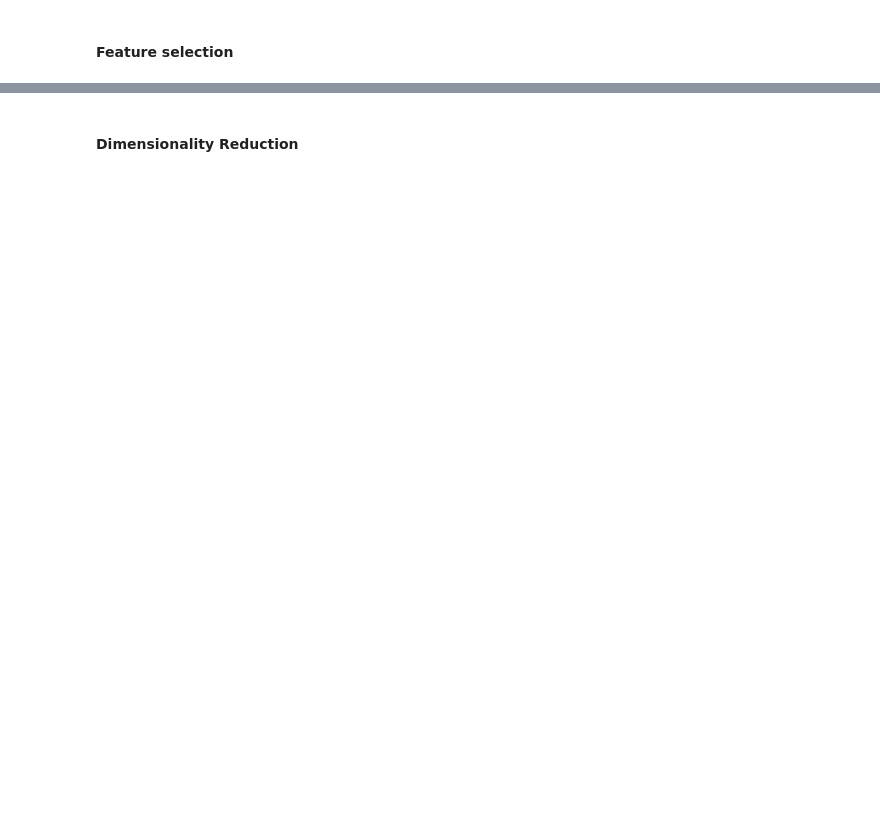
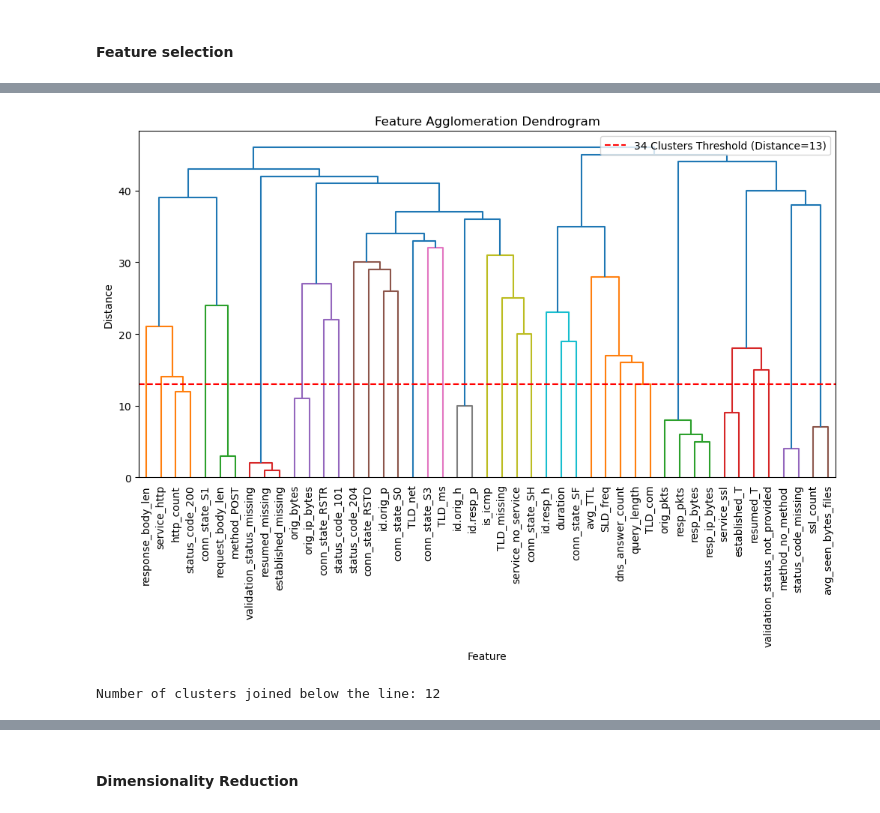
Before and after one commit to jsvobo/log_analysis_task, a Jupyter notebook: pipeline.ipynb, the cells around one changed output, grey strips where cells are left out. Drawn from its saved outputs; the diff is of its cells as text; code cells hidden in the pictures; blank space fills up the shorter version.

```diff
--- a/pipeline.ipynb
+++ b/pipeline.ipynb
@@ -25,0 +85,43 @@ print(data_array.shape)
+# %%
+n_clusters = 34
+f_agg = cluster.FeatureAgglomeration(
+    n_clusters=n_clusters, linkage="ward"
+)  # ward, complete, average, single
+featu_selected_data = f_agg.fit_transform(normalized_data)
+
+n_features = normalized_data.shape[1]
+distances = np.arange(1, f_agg.children_.shape[0] + 1)
+linkage_matrix = np.column_stack(
+    [
+        f_agg.children_,  # Merging order
+        distances,  # Estimated distances
+        np.ones(f_agg.children_.shape[0]),  # Cluster sizes (not used but required)
+    ]
+).astype(float)
+
+
+# Plot the dendrogram
+plt.figure(figsize=(12, 6))
+dendrogram(linkage_matrix, labels=df.columns, leaf_rotation=90, leaf_font_size=10)
+plt.title("Feature Agglomeration Dendrogram")
+plt.xlabel("Feature")
+plt.ylabel("Distance")
+
+# Plot the line for 40 clusters
+threshold = distances[-n_clusters]  # Distance at which 40 clusters are formed
+plt.axhline(
+    y=threshold,
+    color="r",
+    linestyle="--",
+    label=f"{n_clusters} Clusters Threshold (Distance={threshold})",
+)
+
+# Count how many clusters were joined below the line
+joined_below_line = np.sum(distances < threshold)
+plt.legend()
+plt.show()
+
+print(f"Number of clusters joined below the line: {joined_below_line}")
+# %% [output]
+[figure, added]
+Number of clusters joined below the line: 12
```
Also changed, not shown: parts of 13 cells of this notebook, 1 other file.
